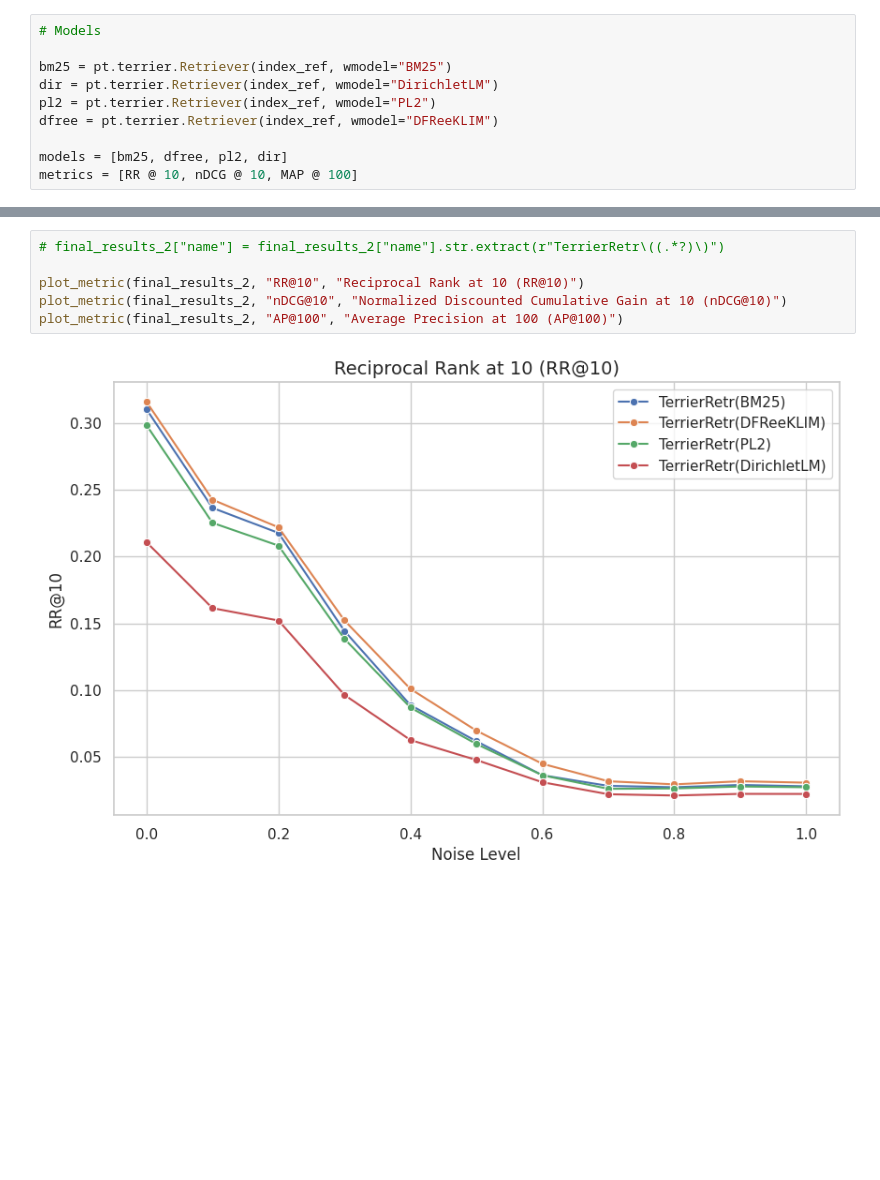
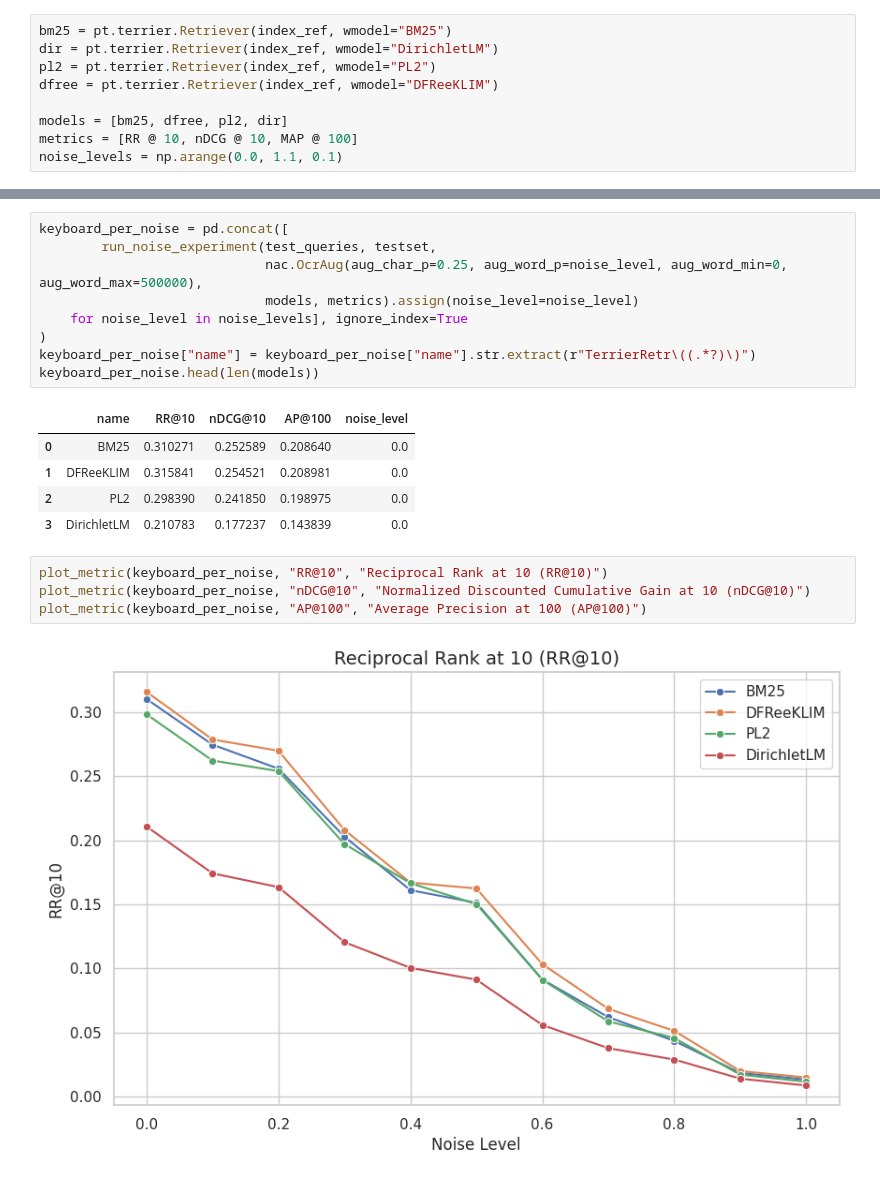
Before and after one commit to begumkoc/IR_Project, a Jupyter notebook: model_comparison.ipynb, the cells around one changed output, grey strips where cells are left out. Cells and saved outputs as stored; diff of their text form; blank space fills up the shorter version.

Commit message:
Finishes refactoring Model Comparison

```diff
--- a/model_comparison.ipynb
+++ b/model_comparison.ipynb
@@ -31,6 +31,4 @@ Java started (triggered by TerrierIndexer.__init__) and loaded: pyterrier.java,
 # %%
-# Models
-
 bm25 = pt.terrier.Retriever(index_ref, wmodel="BM25")
 dir = pt.terrier.Retriever(index_ref, wmodel="DirichletLM")
 pl2 = pt.terrier.Retriever(index_ref, wmodel="PL2")
@@ -38,3 +36,4 @@ dfree = pt.terrier.Retriever(index_ref, wmodel="DFReeKLIM")
 
 models = [bm25, dfree, pl2, dir]
 metrics = [RR @ 10, nDCG @ 10, MAP @ 100]
+noise_levels = np.arange(0.0, 1.1, 0.1)
@@ -190,8 +68,21 @@ Noisy query: EherW sjouOd i Oark my DainH day emeEgSnDy funF
+# %%
+keyboard_per_noise = pd.concat([
+        run_noise_experiment(test_queries, testset,
+                             nac.OcrAug(aug_char_p=0.25, aug_word_p=noise_level, aug_word_min=0, aug_word_max=500000),
+                             models, metrics).assign(noise_level=noise_level)
+    for noise_level in noise_levels], ignore_index=True
+)
+keyboard_per_noise["name"] = keyboard_per_noise["name"].str.extract(r"TerrierRetr\((.*?)\)")
+keyboard_per_noise.head(len(models))
+# %% [output]
+|  | name | RR@10 | nDCG@10 | AP@100 | noise_level |
+| 0 | BM25 | 0.310271 | 0.252589 | 0.208640 | 0.0 |
+| 1 | DFReeKLIM | 0.315841 | 0.254521 | 0.208981 | 0.0 |
+| 2 | PL2 | 0.298390 | 0.241850 | 0.198975 | 0.0 |
+| 3 | DirichletLM | 0.210783 | 0.177237 | 0.143839 | 0.0 |
 # %%
-# final_results_2["name"] = final_results_2["name"].str.extract(r"TerrierRetr\((.*?)\)")
-
-plot_metric(final_results_2, "RR@10", "Reciprocal Rank at 10 (RR@10)")
-plot_metric(final_results_2, "nDCG@10", "Normalized Discounted Cumulative Gain at 10 (nDCG@10)")
-plot_metric(final_results_2, "AP@100", "Average Precision at 100 (AP@100)")
+plot_metric(keyboard_per_noise, "RR@10", "Reciprocal Rank at 10 (RR@10)")
+plot_metric(keyboard_per_noise, "nDCG@10", "Normalized Discounted Cumulative Gain at 10 (nDCG@10)")
+plot_metric(keyboard_per_noise, "AP@100", "Average Precision at 100 (AP@100)")
 # %% [output]
-[figure, old version]
+[figure, new version]
```
Also changed, not shown: parts of 10 cells of this notebook, 1 other file.
